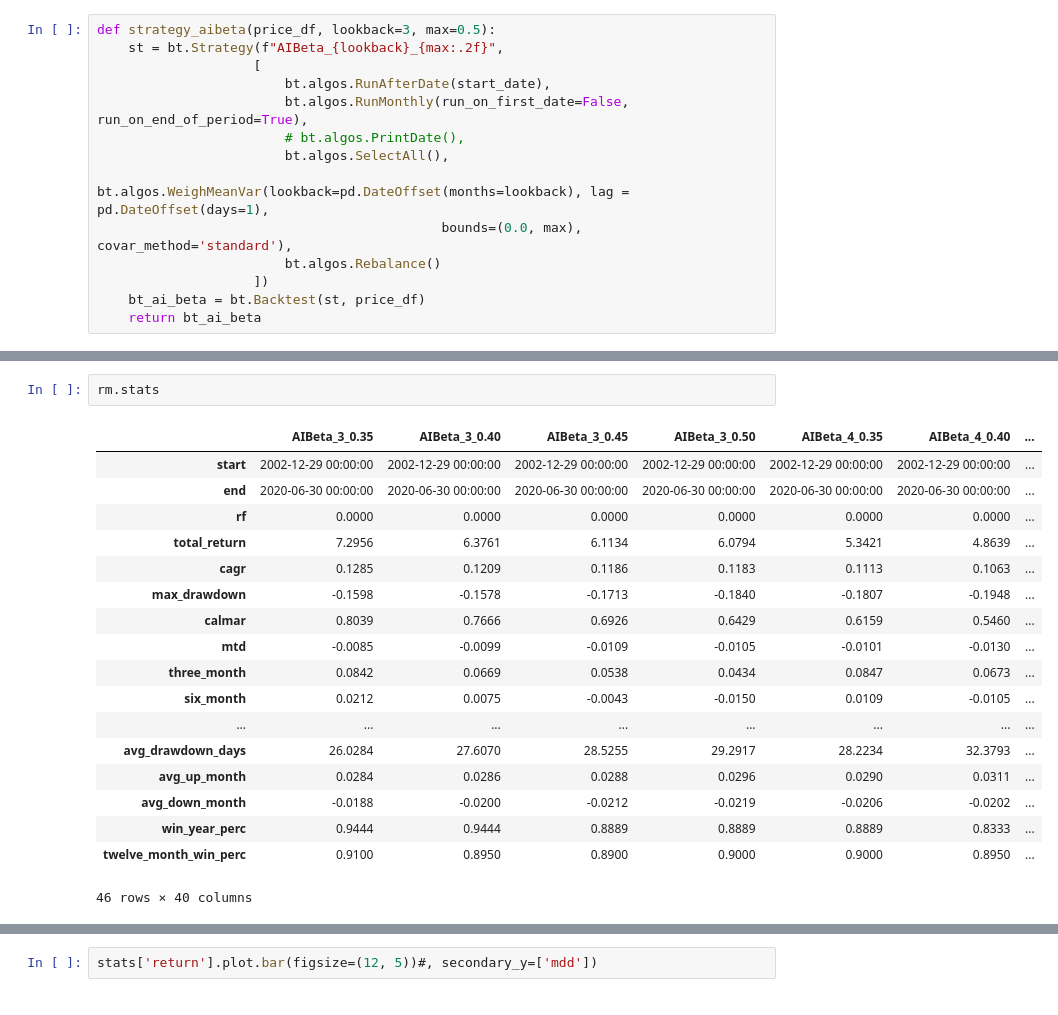
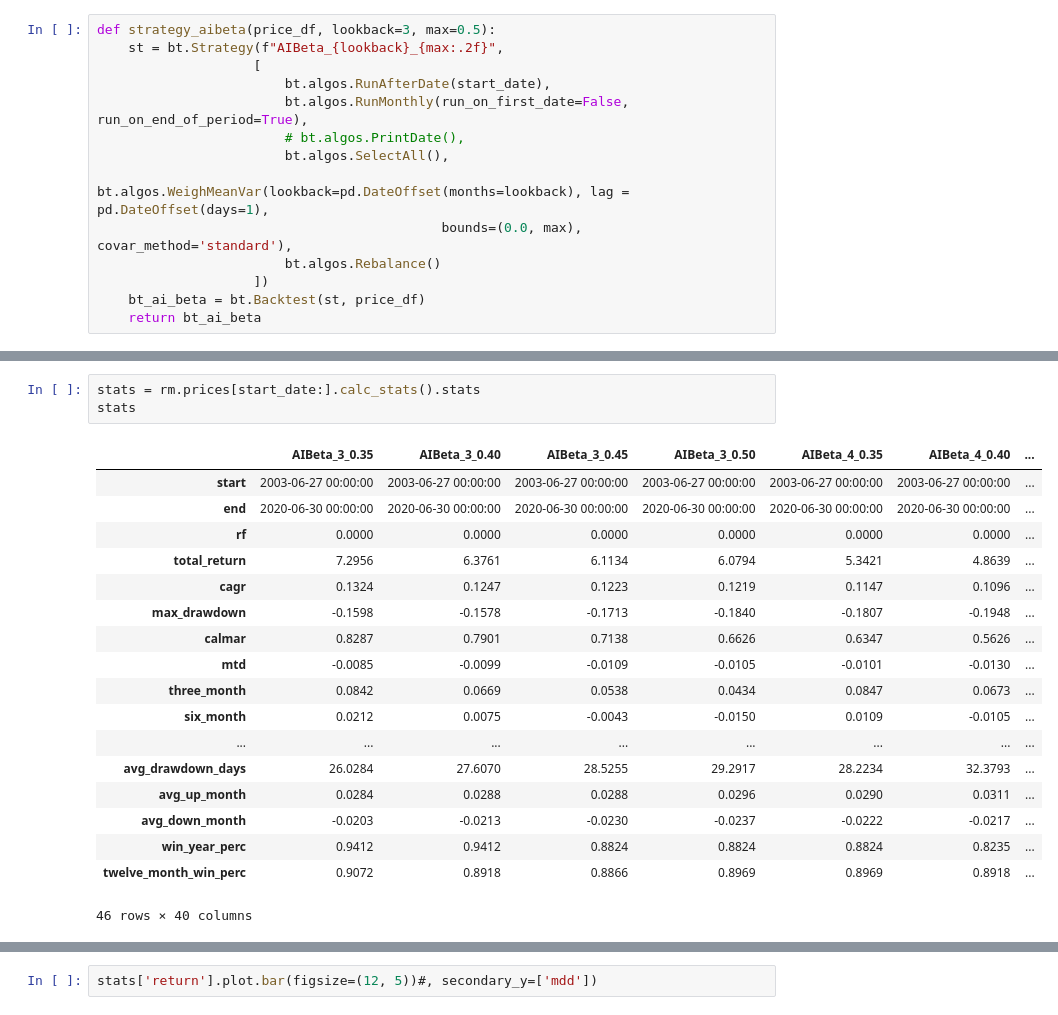
Before and after one commit to hermian/UPersAIBeta, a Jupyter notebook: 01.ai_beta_최적화.ipynb, the cells around one changed output, grey strips where cells are left out. Drawn from its saved outputs; the diff is of its cells as text.

```diff
--- a/01.ai_beta_최적화.ipynb
+++ b/01.ai_beta_최적화.ipynb
@@ -94,22 +83,23 @@ lookback : 12
-# %%
-rm.stats
-# %% [output]
-|  | AIBeta_3_0.35 | AIBeta_3_0.40 | AIBeta_3_0.45 | AIBeta_3_0.50 | AIBeta_4_0.35 | AIBeta_4_0.40 | ... |
-| start | 2002-12-29 00:00:00 | 2002-12-29 00:00:00 | 2002-12-29 00:00:00 | 2002-12-29 00:00:00 | 2002-12-29 00:00:00 | 2002-12-29 00:00:00 | ... |
-| end | 2020-06-30 00:00:00 | 2020-06-30 00:00:00 | 2020-06-30 00:00:00 | 2020-06-30 00:00:00 | 2020-06-30 00:00:00 | 2020-06-30 00:00:00 | ... |
-| rf | 0.0000 | 0.0000 | 0.0000 | 0.0000 | 0.0000 | 0.0000 | ... |
-| total_return | 7.2956 | 6.3761 | 6.1134 | 6.0794 | 5.3421 | 4.8639 | ... |
-| cagr | 0.1285 | 0.1209 | 0.1186 | 0.1183 | 0.1113 | 0.1063 | ... |
-| max_drawdown | -0.1598 | -0.1578 | -0.1713 | -0.1840 | -0.1807 | -0.1948 | ... |
-| calmar | 0.8039 | 0.7666 | 0.6926 | 0.6429 | 0.6159 | 0.5460 | ... |
-| mtd | -0.0085 | -0.0099 | -0.0109 | -0.0105 | -0.0101 | -0.0130 | ... |
-| three_month | 0.0842 | 0.0669 | 0.0538 | 0.0434 | 0.0847 | 0.0673 | ... |
-| six_month | 0.0212 | 0.0075 | -0.0043 | -0.0150 | 0.0109 | -0.0105 | ... |
-| ... | ... | ... | ... | ... | ... | ... | ... |
-| avg_drawdown_days | 26.0284 | 27.6070 | 28.5255 | 29.2917 | 28.2234 | 32.3793 | ... |
-| avg_up_month | 0.0284 | 0.0286 | 0.0288 | 0.0296 | 0.0290 | 0.0311 | ... |
-| avg_down_month | -0.0188 | -0.0200 | -0.0212 | -0.0219 | -0.0206 | -0.0202 | ... |
-| win_year_perc | 0.9444 | 0.9444 | 0.8889 | 0.8889 | 0.8889 | 0.8333 | ... |
-| twelve_month_win_perc | 0.9100 | 0.8950 | 0.8900 | 0.9000 | 0.9000 | 0.8950 | ... |
-46 rows × 40 columns
+# %%
+stats = rm.prices[start_date:].calc_stats().stats
+stats
+# %% [output]
+|  | AIBeta_3_0.35 | AIBeta_3_0.40 | AIBeta_3_0.45 | AIBeta_3_0.50 | AIBeta_4_0.35 | AIBeta_4_0.40 | ... |
+| start | 2003-06-27 00:00:00 | 2003-06-27 00:00:00 | 2003-06-27 00:00:00 | 2003-06-27 00:00:00 | 2003-06-27 00:00:00 | 2003-06-27 00:00:00 | ... |
+| end | 2020-06-30 00:00:00 | 2020-06-30 00:00:00 | 2020-06-30 00:00:00 | 2020-06-30 00:00:00 | 2020-06-30 00:00:00 | 2020-06-30 00:00:00 | ... |
+| rf | 0.0000 | 0.0000 | 0.0000 | 0.0000 | 0.0000 | 0.0000 | ... |
+| total_return | 7.2956 | 6.3761 | 6.1134 | 6.0794 | 5.3421 | 4.8639 | ... |
+| cagr | 0.1324 | 0.1247 | 0.1223 | 0.1219 | 0.1147 | 0.1096 | ... |
+| max_drawdown | -0.1598 | -0.1578 | -0.1713 | -0.1840 | -0.1807 | -0.1948 | ... |
+| calmar | 0.8287 | 0.7901 | 0.7138 | 0.6626 | 0.6347 | 0.5626 | ... |
+| mtd | -0.0085 | -0.0099 | -0.0109 | -0.0105 | -0.0101 | -0.0130 | ... |
+| three_month | 0.0842 | 0.0669 | 0.0538 | 0.0434 | 0.0847 | 0.0673 | ... |
+| six_month | 0.0212 | 0.0075 | -0.0043 | -0.0150 | 0.0109 | -0.0105 | ... |
+| ... | ... | ... | ... | ... | ... | ... | ... |
+| avg_drawdown_days | 26.0284 | 27.6070 | 28.5255 | 29.2917 | 28.2234 | 32.3793 | ... |
+| avg_up_month | 0.0284 | 0.0288 | 0.0288 | 0.0296 | 0.0290 | 0.0311 | ... |
+| avg_down_month | -0.0203 | -0.0213 | -0.0230 | -0.0237 | -0.0222 | -0.0217 | ... |
+| win_year_perc | 0.9412 | 0.9412 | 0.8824 | 0.8824 | 0.8824 | 0.8235 | ... |
+| twelve_month_win_perc | 0.9072 | 0.8918 | 0.8866 | 0.8969 | 0.8969 | 0.8918 | ... |
+46 rows × 40 columns
 # %%
```
Also changed, not shown: parts of 4 cells of this notebook, 1 other file.
